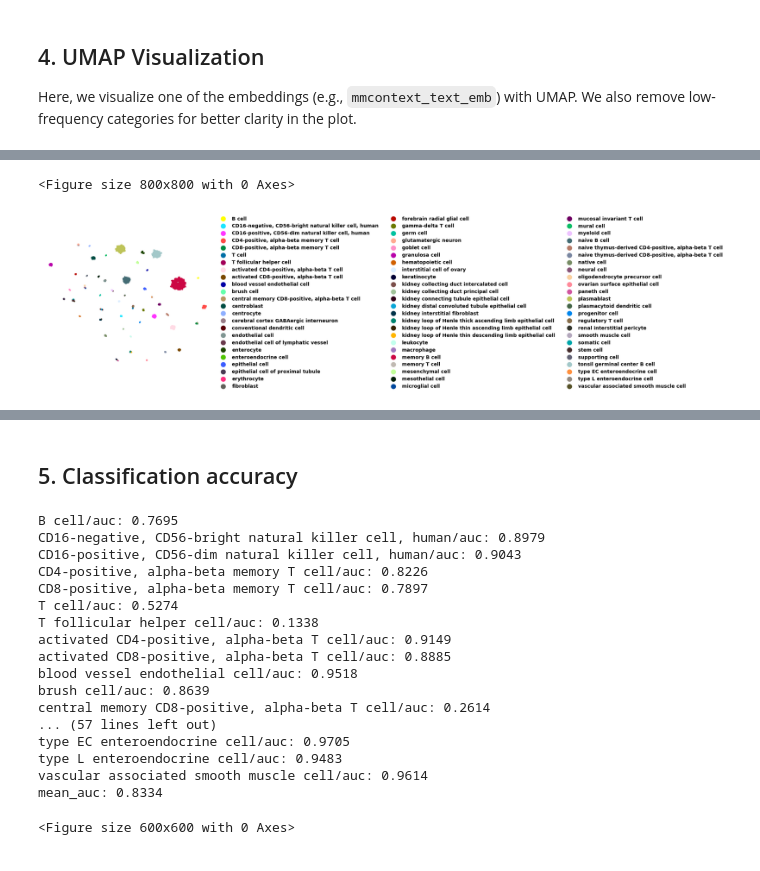
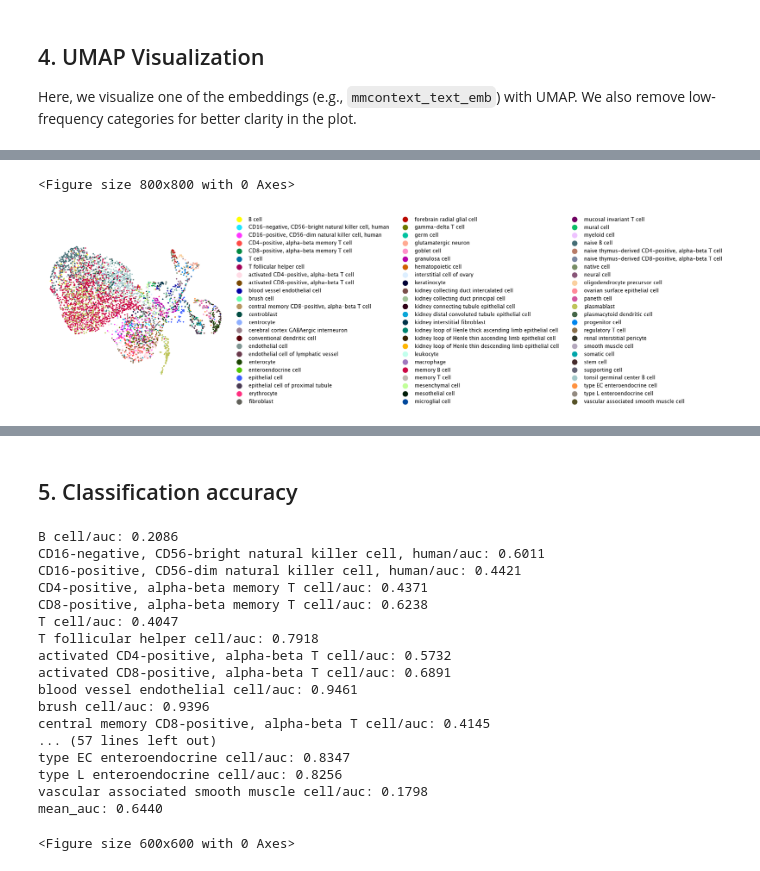
Before and after one commit to mengerj/mmcontext, a Jupyter notebook: exploratory/notebooks/eval_model.ipynb, the cells around one changed output, grey strips where cells are left out. Saved outputs shown, nothing was run; the diff lists cells and outputs as text; code cells hidden in the pictures.

```diff
--- a/exploratory/notebooks/eval_model.ipynb
+++ b/exploratory/notebooks/eval_model.ipynb
@@ -46,7 +52,7 @@ SAVE_FIGURES = False  # Optionally toggle saving figures
 
 DATA_NAME = "cellxgene_35k"
 # MODEL_NAME = f"jo-mengr/mmcontext_{DATA_NAME}_sample_tokens_celltype"  # Example model name
-MODEL_NAME = "jo-mengr/cg_35k_constrative_loss_cell_type_NeuML_pubmedbert-base-embeddings"
+MODEL_NAME = "jo-mengr/cg_35k_contrastive_loss_cell_type_NeuML_pubmedbert-base-embeddings_geneformer"
 DATASET_NAME = "cellxgene_pseudo_bulk_35k_pairs_cell_type"  # Example dataset name
 
 # These keys can be adapted to your AnnData
@@ -137,5 +157,5 @@ We generate:
 - `mmcontext_text_emb` from the text annotation
 # %%
 logger.info("Generating omics embeddings...")
-omics_embeddings = model.encode(test_dataset_sub["cell_sentence_1"])
+omics_embeddings = model.encode(test_dataset["sentence_1"])
 # %% [output]
@@ -200,9 +221,9 @@ logger.info("Plotting UMAP...")
 plot_umap(
     adata_cut,
     color_key=color_key,
-    embedding_key="mmcontext_text_emb",
+    embedding_key="mmcontext_emb",
     title="",
-    # legend_loc=,
+    # legend_loc=None,
     save_plot=False,
     save_format="svg",
     save_dir=".",
@@ -215,2 +236,2 @@ plot_umap(
 <Figure size 800x800 with 0 Axes>
-[figure, old version]
+[figure, new version]
@@ -240,23 +261,23 @@ result = ev.compute(
 # %%
 result
 # %% [output]
-B cell/auc: 0.7695
-CD16-negative, CD56-bright natural killer cell, human/auc: 0.8979
-CD16-positive, CD56-dim natural killer cell, human/auc: 0.9043
-CD4-positive, alpha-beta memory T cell/auc: 0.8226
-CD8-positive, alpha-beta memory T cell/auc: 0.7897
-T cell/auc: 0.5274
-T follicular helper cell/auc: 0.1338
-activated CD4-positive, alpha-beta T cell/auc: 0.9149
-activated CD8-positive, alpha-beta T cell/auc: 0.8885
-blood vessel endothelial cell/auc: 0.9518
-brush cell/auc: 0.8639
-central memory CD8-positive, alpha-beta T cell/auc: 0.2614
+B cell/auc: 0.2086
+CD16-negative, CD56-bright natural killer cell, human/auc: 0.6011
+CD16-positive, CD56-dim natural killer cell, human/auc: 0.4421
+CD4-positive, alpha-beta memory T cell/auc: 0.4371
+CD8-positive, alpha-beta memory T cell/auc: 0.6238
+T cell/auc: 0.4047
+T follicular helper cell/auc: 0.7918
+activated CD4-positive, alpha-beta T cell/auc: 0.5732
+activated CD8-positive, alpha-beta T cell/auc: 0.6891
+blood vessel endothelial cell/auc: 0.9461
+brush cell/auc: 0.9396
+central memory CD8-positive, alpha-beta T cell/auc: 0.4145
 ... (57 lines left out)
-type EC enteroendocrine cell/auc: 0.9705
-type L enteroendocrine cell/auc: 0.9483
-vascular associated smooth muscle cell/auc: 0.9614
-mean_auc: 0.8334
+type EC enteroendocrine cell/auc: 0.8347
+type L enteroendocrine cell/auc: 0.8256
+vascular associated smooth muscle cell/auc: 0.1798
+mean_auc: 0.6440
 # %%
 from pathlib import Path
 
```
Also changed, not shown: parts of 11 cells of this notebook, 1 other file.
